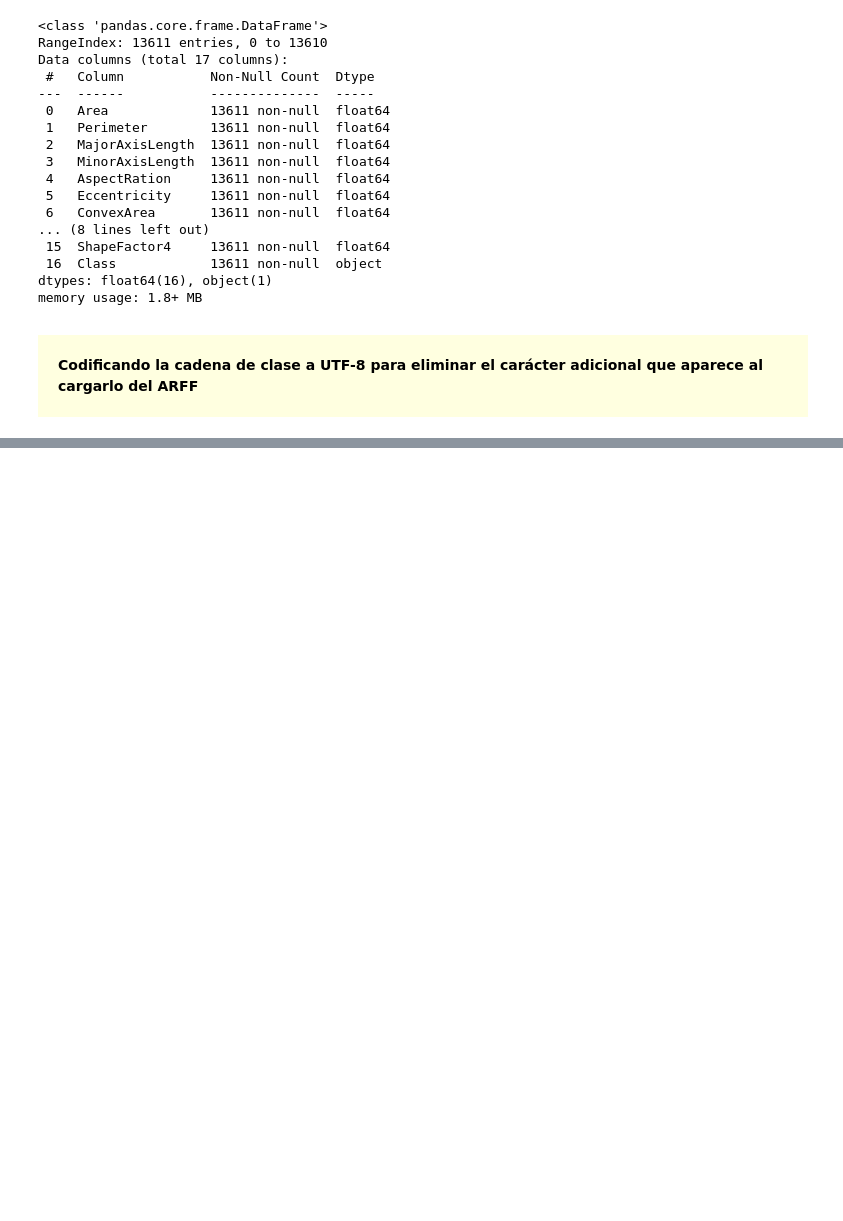
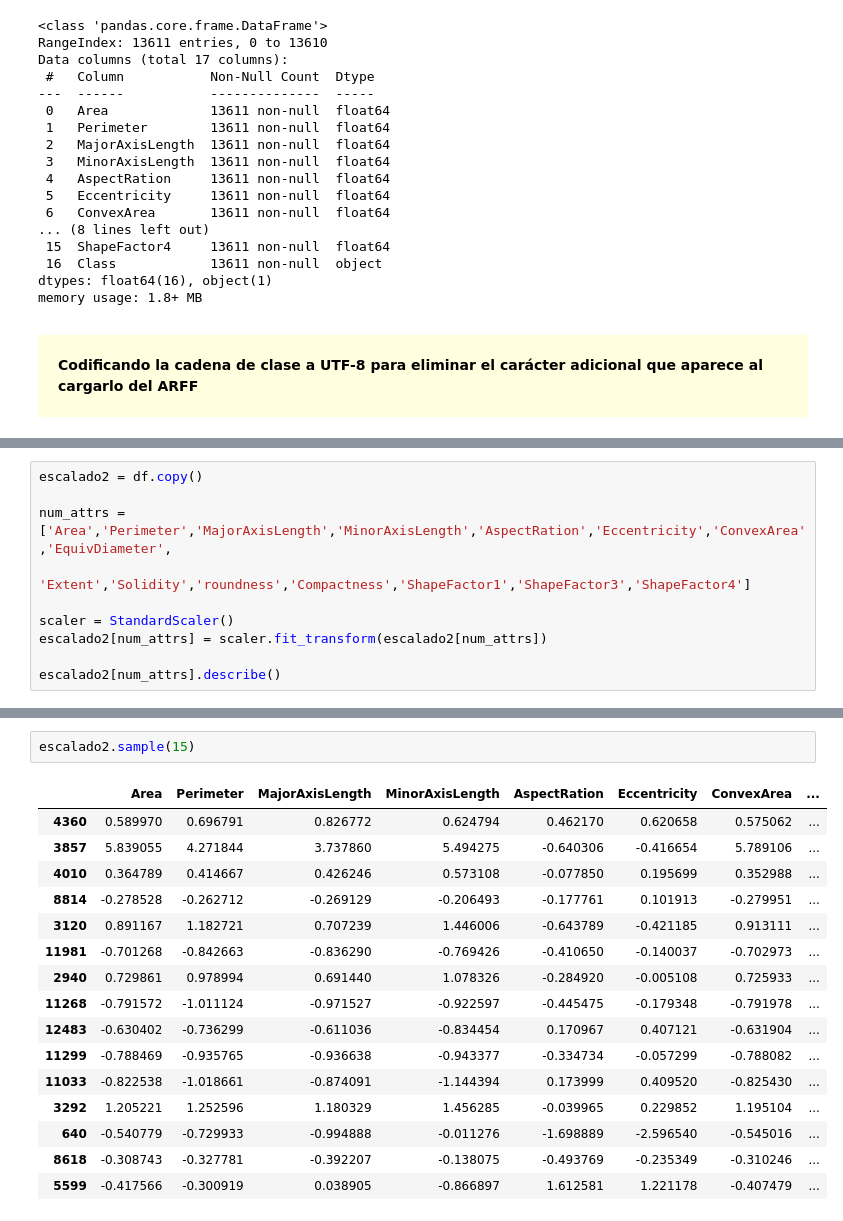
Before and after one commit to LuisIgnacio98/ProyectoFinalMineriaDatos, a Jupyter notebook: Proyecto Final Minería Datos.ipynb, the cells around one changed output, grey strips where cells are left out. Saved outputs shown, nothing was run; the diff lists cells and outputs as text; blank space fills up the shorter version.

```diff
--- a/Proyecto Final Minería Datos.ipynb
+++ b/Proyecto Final Minería Datos.ipynb
@@ -79,0 +133,10 @@ df.sample(10)
+# %%
+escalado2 = df.copy()
+
+num_attrs = ['Area','Perimeter','MajorAxisLength','MinorAxisLength','AspectRation','Eccentricity','ConvexArea','EquivDiameter',
+            'Extent','Solidity','roundness','Compactness','ShapeFactor1','ShapeFactor3','ShapeFactor4']
+
+scaler = StandardScaler()
+escalado2[num_attrs] = scaler.fit_transform(escalado2[num_attrs])
+
+escalado2[num_attrs].describe()
@@ -79,0 +153,19 @@ df.sample(10)
+# %%
+escalado2.sample(15)
+# %% [output]
+|  | Area | Perimeter | MajorAxisLength | MinorAxisLength | AspectRation | Eccentricity | ConvexArea | ... |
+| 4360 | 0.589970 | 0.696791 | 0.826772 | 0.624794 | 0.462170 | 0.620658 | 0.575062 | ... |
+| 3857 | 5.839055 | 4.271844 | 3.737860 | 5.494275 | -0.640306 | -0.416654 | 5.789106 | ... |
+| 4010 | 0.364789 | 0.414667 | 0.426246 | 0.573108 | -0.077850 | 0.195699 | 0.352988 | ... |
+| 8814 | -0.278528 | -0.262712 | -0.269129 | -0.206493 | -0.177761 | 0.101913 | -0.279951 | ... |
+| 3120 | 0.891167 | 1.182721 | 0.707239 | 1.446006 | -0.643789 | -0.421185 | 0.913111 | ... |
+| 11981 | -0.701268 | -0.842663 | -0.836290 | -0.769426 | -0.410650 | -0.140037 | -0.702973 | ... |
+| 2940 | 0.729861 | 0.978994 | 0.691440 | 1.078326 | -0.284920 | -0.005108 | 0.725933 | ... |
+| 11268 | -0.791572 | -1.011124 | -0.971527 | -0.922597 | -0.445475 | -0.179348 | -0.791978 | ... |
+| 12483 | -0.630402 | -0.736299 | -0.611036 | -0.834454 | 0.170967 | 0.407121 | -0.631904 | ... |
+| 11299 | -0.788469 | -0.935765 | -0.936638 | -0.943377 | -0.334734 | -0.057299 | -0.788082 | ... |
+| 11033 | -0.822538 | -1.018661 | -0.874091 | -1.144394 | 0.173999 | 0.409520 | -0.825430 | ... |
+| 3292 | 1.205221 | 1.252596 | 1.180329 | 1.456285 | -0.039965 | 0.229852 | 1.195104 | ... |
+| 640 | -0.540779 | -0.729933 | -0.994888 | -0.011276 | -1.698889 | -2.596540 | -0.545016 | ... |
+| 8618 | -0.308743 | -0.327781 | -0.392207 | -0.138075 | -0.493769 | -0.235349 | -0.310246 | ... |
+| 5599 | -0.417566 | -0.300919 | 0.038905 | -0.866897 | 1.612581 | 1.221178 | -0.407479 | ... |
```
Also changed, not shown: parts of 11 cells of this notebook.
